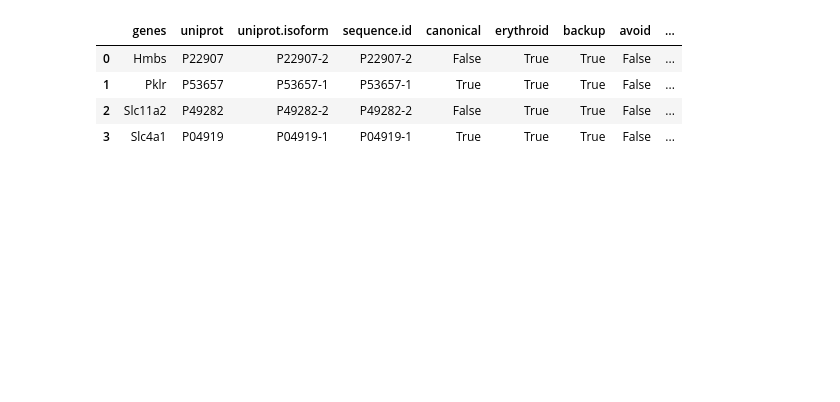
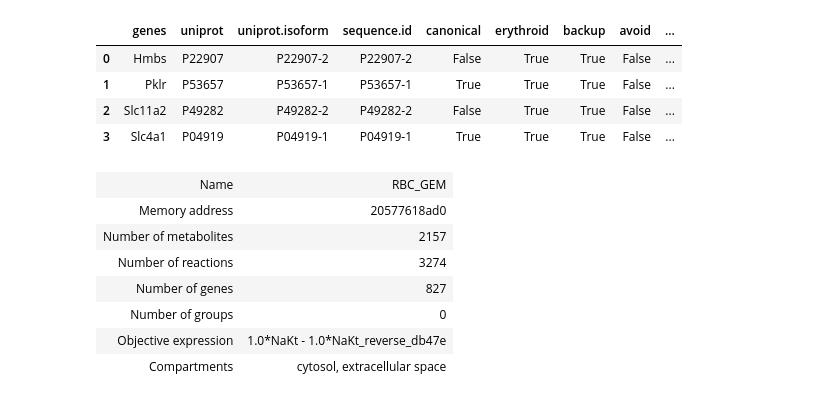
Before and after one commit to z-haiman/RBC-GEM, a Jupyter notebook: code/notebooks/database/ExtractAnnotationsData_MGI.ipynb, the cells around one changed output. Cells and saved outputs as stored; diff of their text form; code cells hidden in the pictures; blank space fills up the shorter version.

Commit message:
Updated mouse data and model

```diff
--- a/code/notebooks/database/ExtractAnnotationsData_MGI.ipynb
+++ b/code/notebooks/database/ExtractAnnotationsData_MGI.ipynb
@@ -1334,3 +1334,14 @@ df_model_mappings.merge(df_isoforms_sequences[df_isoforms_sequences["erythroid"]
 | 1 | Pklr | P53657 | P53657-1 | P53657-1 | True | True | True | False | ... |
 | 2 | Slc11a2 | P49282 | P49282-2 | P49282-2 | False | True | True | False | ... |
 | 3 | Slc4a1 | P04919 | P04919-1 | P04919-1 | True | True | True | False | ... |
+# %%
+mouse_model
+# %% [output]
+| Name | RBC_GEM |
+| Memory address | 20577618ad0 |
+| Number of metabolites | 2157 |
+| Number of reactions | 3274 |
+| Number of genes | 827 |
+| Number of groups | 0 |
+| Objective expression | 1.0*NaKt - 1.0*NaKt_reverse_db47e |
+| Compartments | cytosol, extracellular space |
```
Also changed, not shown: parts of 22 cells of this notebook, 11 other files.
